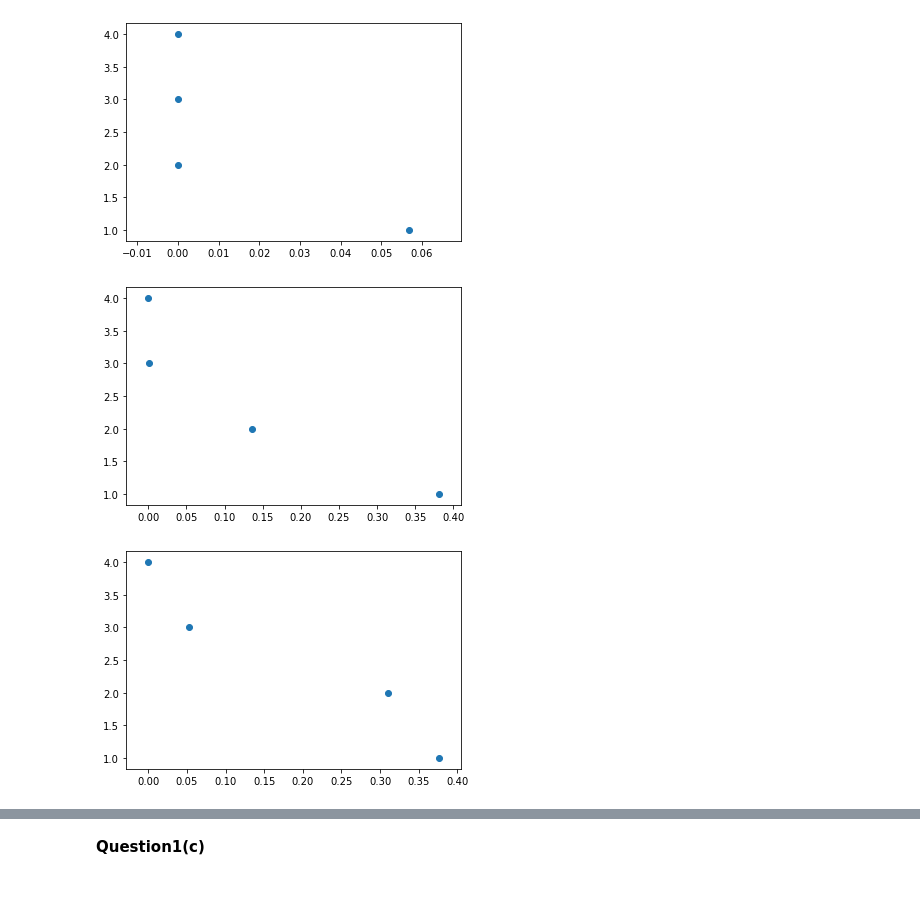
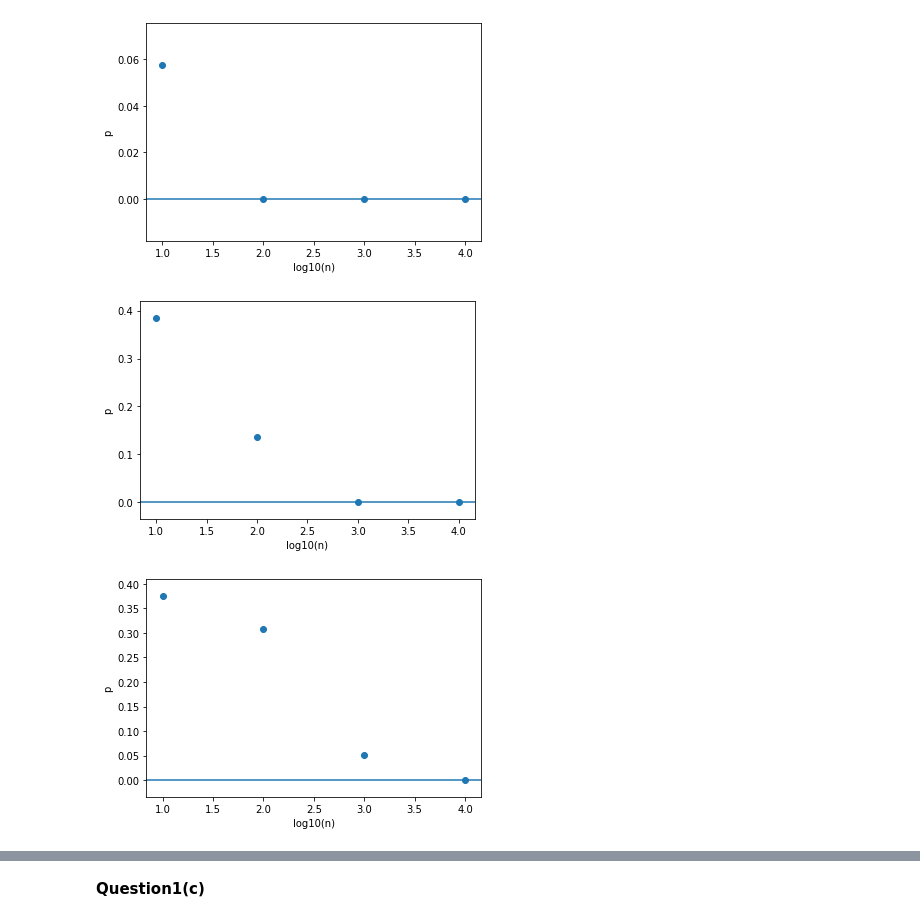
Before and after one commit to liuxiaoxuan97/data-science-hw-, a Jupyter notebook: 263_1.ipynb, the cells around one changed output, grey strips where cells are left out. Drawn from its saved outputs; the diff is of its cells as text; code cells hidden in the pictures; blank space fills up the shorter version.

```diff
--- a/263_1.ipynb
+++ b/263_1.ipynb
@@ -55,11 +55,16 @@ for n in nl:
     x1.append(genran1([n],0.5)[0])
     x2.append(genran1([n],0.1)[0])
     x3.append(genran1([n],0.05)[0])
-# %%
-for x in [x1,x2,x3]:
-    plt.scatter(x,logn1)
-    plt.show()
-# %% [output]
-[figure, removed]
-[figure, removed]
-[figure, removed]
+# %%
+dic1={'x1':0.5,'x2':0.1,'x3':0.05}
+for x in [x1,x2,x3]:
+  plt.scatter(logn1,x)
+  plt.axhline(y=0,ls='-')
+  plt.xlabel('log10(n)')
+  plt.ylabel('p')
+  #plt.title('epsilon={0}'.format(dic1['x']))
+  plt.show()
+# %% [output]
+[figure, added]
+[figure, added]
+[figure, added]
```
Also changed, not shown: parts of 8 cells of this notebook.
